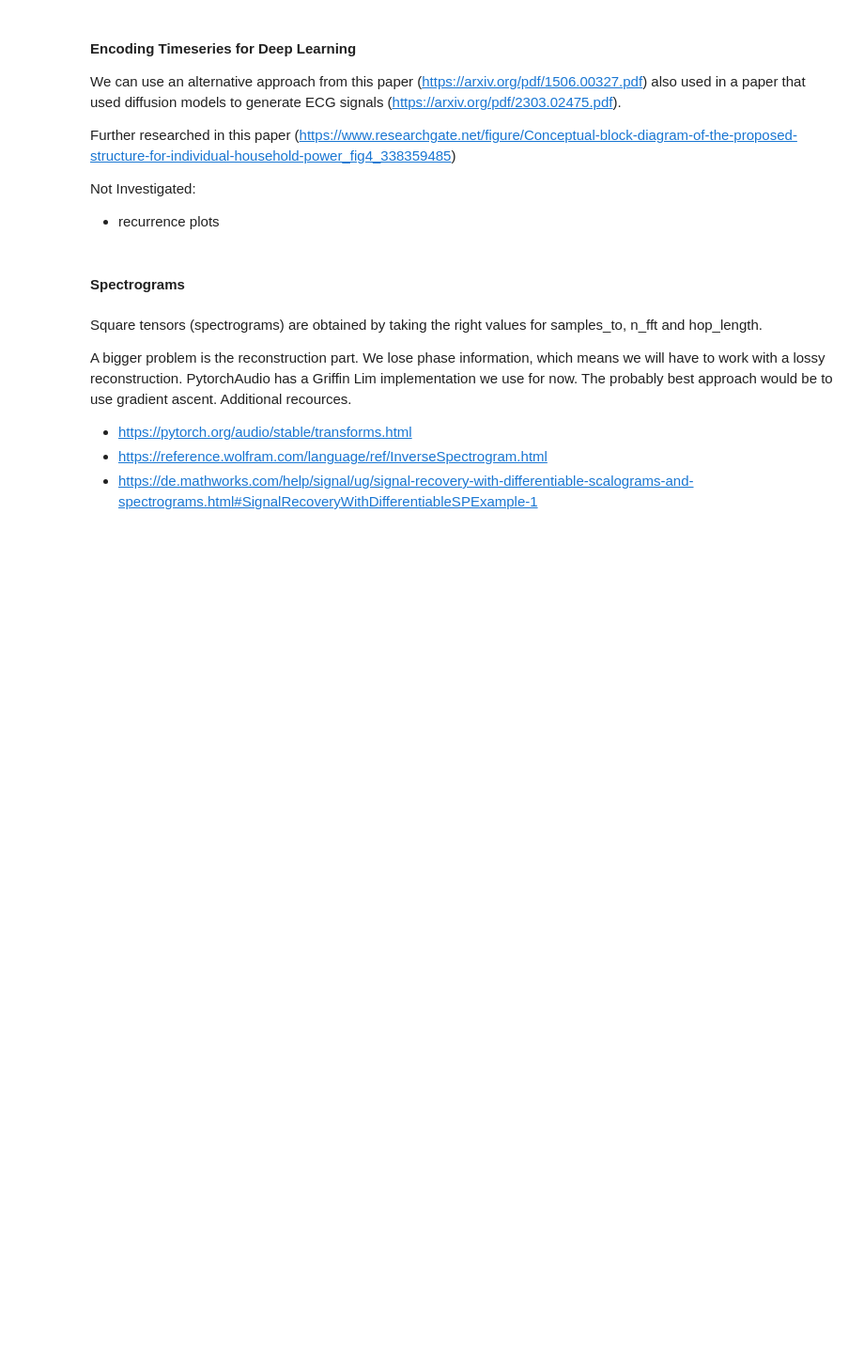
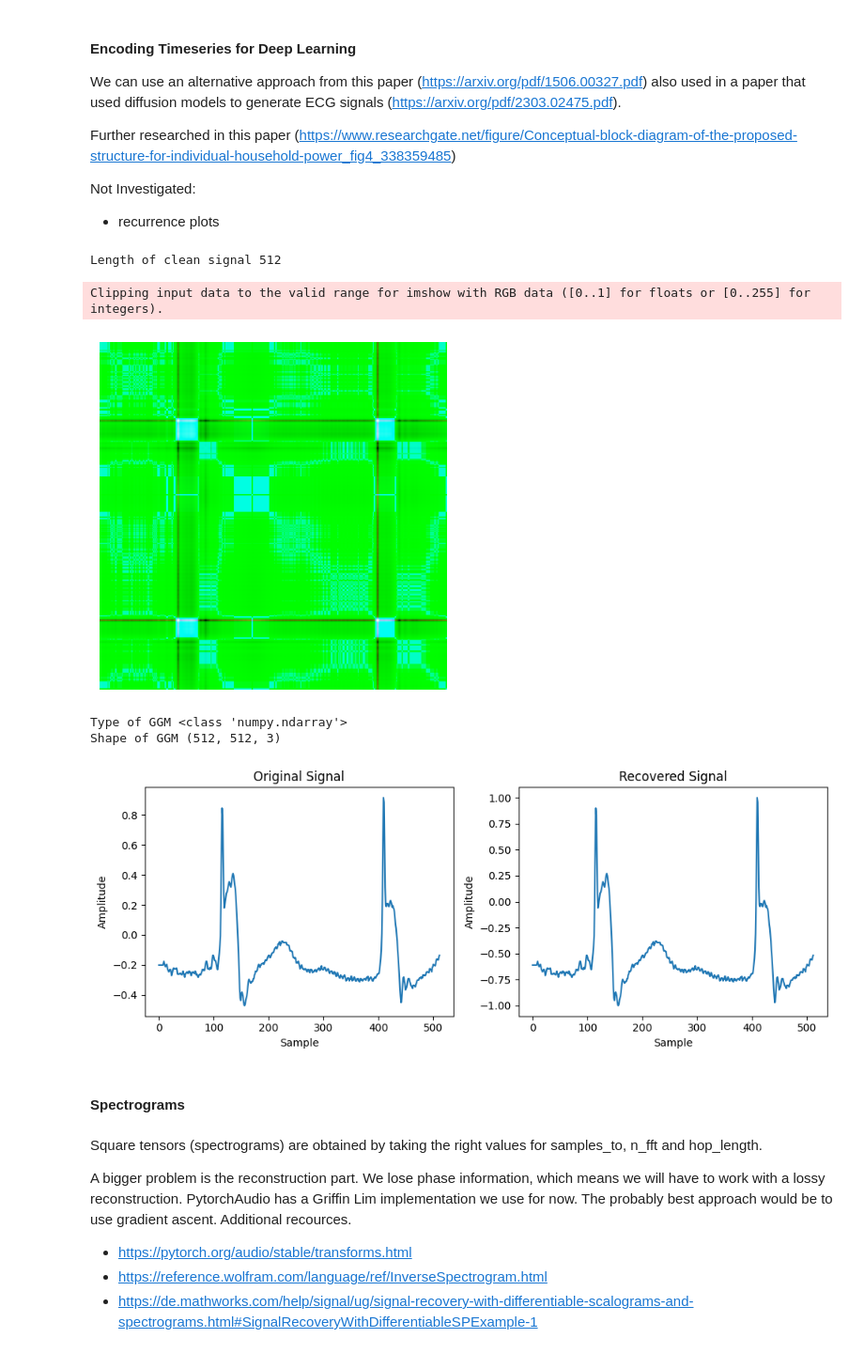
Before and after one commit to piedeboer96/ECG-Signal-Denoising, a Jupyter notebook: ecg_build_datasets.ipynb, the cells around one changed output. Shown: that part at 94% size. Drawn from its saved outputs; the diff is of its cells as text; code cells hidden in the pictures; blank space fills up the shorter version.

```diff
--- a/ecg_build_datasets.ipynb
+++ b/ecg_build_datasets.ipynb
@@ -101,13 +128,14 @@ def ecg_to_ggm(X):
 # Reconstruct
 def ggm_to_ecg(ggm):
 
+    # Undo the permuation
+    ggm_restored = torch.permute(ggm, (1, 2, 0))
+
     # Convetr to numpy
-    ggm = ggm.numpy()
+    ggm = ggm_restored.detach().cpu().numpy()
 
-    # Fix permutation
-    ggm = x.permute(1, 2, 0)
-
-    print('Type  of ggm', type(ggm))
+    # Debugging
+    print('Type of GGM', type(ggm))
     print('Shape of GGM', ggm.shape)
 
     # Extract GASF channel
@@ -117,6 +145,27 @@ def ggm_to_ecg(ggm):
     diagonals = np.diagonal(gasf_channel)
 
     return diagonals
+# %%
+###### Example ######
+record_102 = wfdb.rdsamp("data/ardb/102", sampto=512)
+x = record_102[0][:, 0]
+
+# Convert to GGM and visualize
+ggm_clean = ecg_to_ggm(x)
+visualize_tensor(ggm_clean)
+
+# Reconstruct from GGM
+rec_sig  = ggm_to_ecg(ggm_clean)
+
+# Visualize original and reconstructed signal
+plot_multiple_timeseries([x,  rec_sig],['Original Signal', 'Recovered Signal'])
+# %% [output]
+Length of clean signal 512
+Clipping input data to the valid range for imshow with RGB data ([0..1] for floats or [0..255] for integers).
+[figure, added]
+Type of GGM <class 'numpy.ndarray'>
+Shape of GGM (512, 512, 3)
+[figure, added]
 # %% [markdown]
 #### Spectrograms
 # %% [markdown]
```
Also changed, not shown: parts of 28 cells of this notebook, 1 other file.
